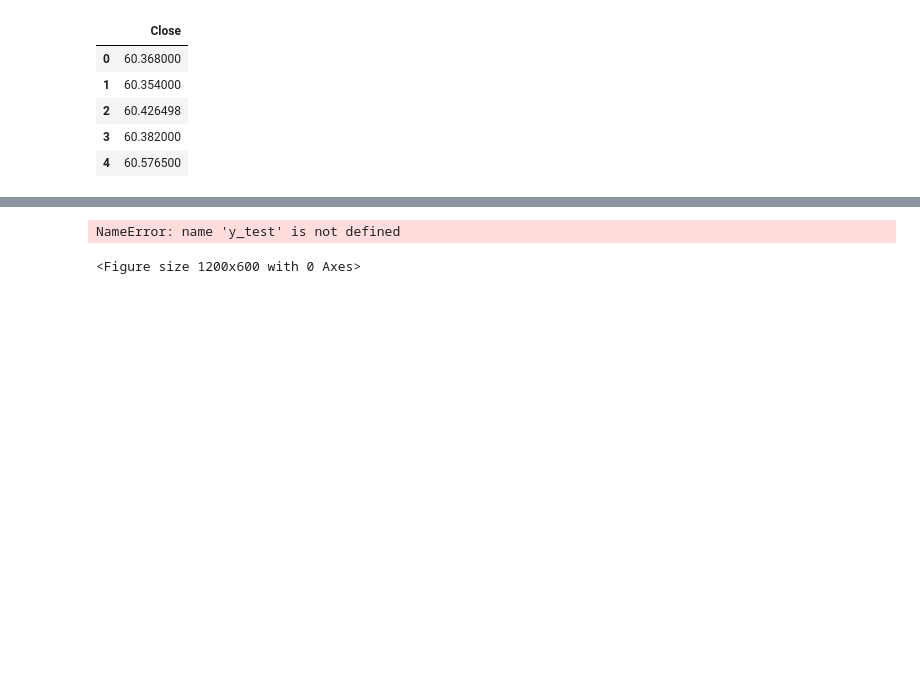
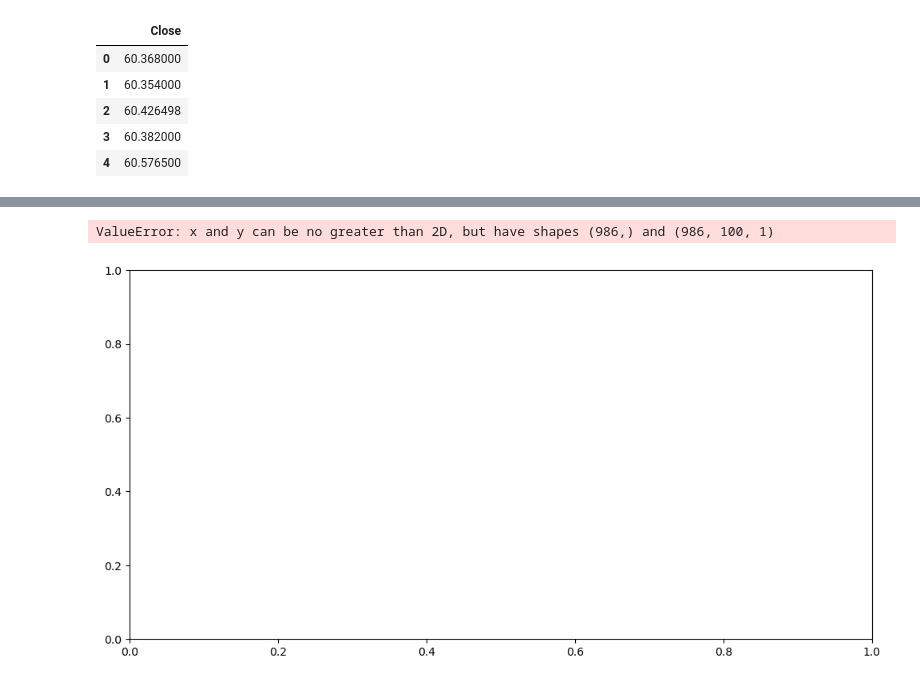
Before and after one commit to GoranshSh9/StockTrendPredictor, a Jupyter notebook: LSTM (1)[1].ipynb, the cells around one changed output, grey strips where cells are left out. Saved outputs shown, nothing was run; the diff lists cells and outputs as text; code cells hidden in the pictures; blank space fills up the shorter version.

```diff
--- a/LSTM[1].ipynb
+++ b/LSTM (1)[1].ipynb
@@ -227,3 +306,6 @@ final_df.head()
 | 2 | 60.426498 |
 | 3 | 60.382000 |
 | 4 | 60.576500 |
+# %%
+input_data= scaler.fit_transform(final_df)
+input_data
@@ -234,5 +332,5 @@ y_test = []
 
 for i in range(100, input_data.shape[0]):
 
-    x_test.append(input_data[i-100: i]) y_test.append(input_data[i-100: i])
-    y_test.append(input_data[i-100: i]) y_test.append(input_data[i, 0])
+    x_test.append(input_data[i-100: i])
+    y_test.append(input_data[i, 0])
@@ -241,5 +337,5 @@ SyntaxError: invalid syntax (4267372978.py, line 7)
 # %%
-x_test, y_test = np.array(x_test), np.array(y_test)
+x_test, y_test = np.array(x_test), np.array(x_test)
 print(x_test.shape)
 print(y_test.shape)
 # %% [output]
@@ -261,17 +404,17 @@ NameError: name 'y_predicted' is not defined
 # %%
 plt.figure(figsize=(12,6))
 
 plt.plot(y_test, 'b', label = 'Original Price')
 
-plt.plot(y_predicted, 'r', label = 'Predicted Price')
+plt.plot(x_predicted, 'r', label = 'Predicted Price')
 
 plt.xlabel('Time')
 
 plt.ylabel('Price')
 
 plt.legend()
 
 plt.show()
 # %% [output]
-NameError: name 'y_test' is not defined
+ValueError: x and y can be no greater than 2D, but have shapes (986,) and (986, 100, 1)
-<Figure size 1200x600 with 0 Axes>
+[figure, added]
```
Also changed, not shown: parts of 27 cells of this notebook.
